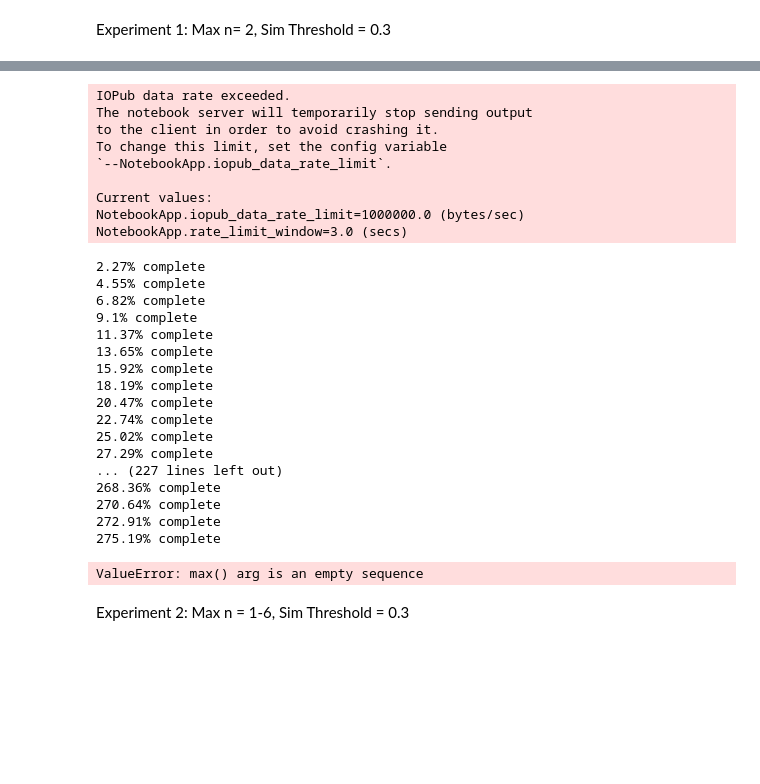
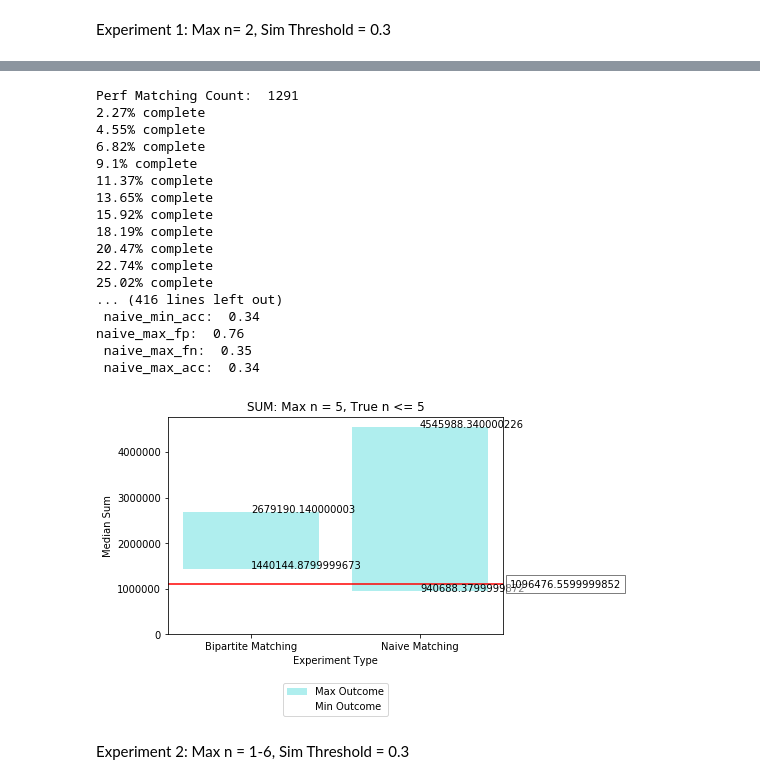
Before and after one commit to denizturkcapar/Quantifying-Uncertainty-Aggregate-Queries, a Jupyter notebook: experiments/Real Data Finalized Experiments.ipynb, the cells around one changed output, grey strips where cells are left out. Drawn from its saved outputs; the diff is of its cells as text; code cells hidden in the pictures; blank space fills up the shorter version.

```diff
--- a/experiments/Real Data Finalized Experiments.ipynb
+++ b/experiments/Real Data Finalized Experiments.ipynb
@@ -52,35 +50,26 @@ print(naive_total_min)
 print(total_max)
 print(total_min)
 # %%
-sum_real_data_exp_funcs.show_experiment_1_sum('../Amazon-GoogleProducts/Amazon.csv', '../Amazon-GoogleProducts/GoogleProducts.csv', '../Amazon-GoogleProducts/modified_perfect_mapping_google_amazon.csv', 'SUM: Max n = 5, True n <= 5', 0.40, 3, 3)
+sum_real_data_exp_funcs.show_experiment_1_sum('../Amazon-GoogleProducts/Amazon.csv', '../Amazon-GoogleProducts/GoogleProducts.csv', '../Amazon-GoogleProducts/modified_perfect_mapping_google_amazon.csv', 'SUM: Max n = 5, True n <= 5', 0.8, 5, 5)
 # %% [output]
-IOPub data rate exceeded.
-The notebook server will temporarily stop sending output
-to the client in order to avoid crashing it.
-To change this limit, set the config variable
-`--NotebookApp.iopub_data_rate_limit`.
-
-Current values:
-NotebookApp.iopub_data_rate_limit=1000000.0 (bytes/sec)
-NotebookApp.rate_limit_window=3.0 (secs)
+Perf Matching Count:  1291
+2.27% complete
+4.55% complete
+6.82% complete
+9.1% complete
+11.37% complete
+13.65% complete
+15.92% complete
+18.19% complete
+20.47% complete
+22.74% complete
+25.02% complete
+... (416 lines left out)
+ naive_min_acc:  0.34
+naive_max_fp:  0.76
+ naive_max_fn:  0.35
+ naive_max_acc:  0.34
-2.27% complete
-4.55% complete
-6.82% complete
-9.1% complete
-11.37% complete
-13.65% complete
-15.92% complete
-18.19% complete
-20.47% complete
-22.74% complete
-25.02% complete
-27.29% complete
-... (227 lines left out)
-268.36% complete
-270.64% complete
-272.91% complete
-275.19% complete
-ValueError: max() arg is an empty sequence
+[figure, added]
 # %% [markdown]
 Experiment 2: Max n = 1-6, Sim Threshold = 0.3
 # %%
```
Also changed, not shown: parts of 1 cell of this notebook, 6 other files.
